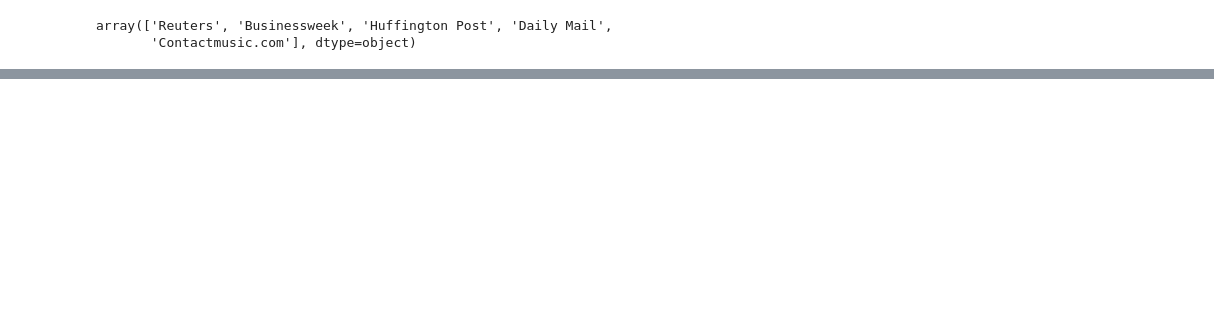
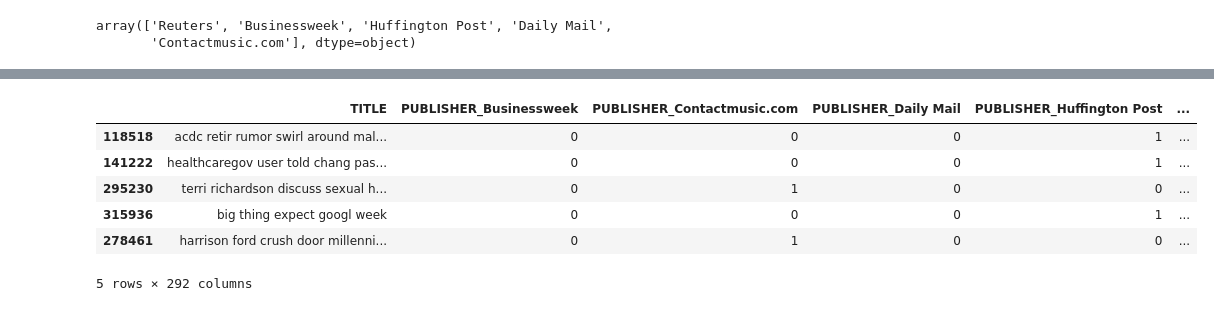
Before and after one commit to Ueeek/100Knock, a Jupyter notebook: Ch06 new/Chapter06.ipynb, the cells around one changed output, grey strips where cells are left out. Cells and saved outputs as stored; diff of their text form; code cells hidden in the pictures; blank space fills up the shorter version.

```diff
--- a/Ch06 new/Chapter06.ipynb
+++ b/Ch06 new/Chapter06.ipynb
@@ -105,0 +288,42 @@ train_target = train_data["CATEGORY"]
+# %%
+count = CountVectorizer()
+bag = count.fit_transform(train_feature["TITLE"])
+# %%
+# tfidfの設定
+tfidf = TfidfTransformer(use_idf=True, norm='l2', smooth_idf=True)
+# 小数点第4位まで表示する．
+np.set_printoptions(precision=4)
+cnt_voc = count.vocabulary_
+tfidf_array = np.array(tfidf.fit_transform(bag).toarray())
+
+# ベクトルと単語を対応づけるために必要な処理．
+vec = DictVectorizer()
+vec.fit_transform(cnt_voc).toarray()
+feature = vec.get_feature_names()
+# %%
+# tfidfの閾値の設定
+threshold = 0.7
+# ヒットした要素の数字を代入する．なぜか二つの配列で渡される．
+hairetsu = np.where(tfidf_array >= threshold)
+# np.uniqueで重複する値を削除する．
+# なぜかnp.whereだと二つの配列が返ってくるので，連結して一つにする．
+hit_word = np.unique(np.append(hairetsu[0], hairetsu[1]))
+
+# tfidfで計算された単語を出力する．
+key_word=[]
+for c in hit_word:
+    if len(feature)>c:
+        key_word.append(feature[c])
+# %%
+for w in key_word:
+    train_feature[w]=  train_feature['TITLE'].map(lambda x:1 if w in x.split(" ") else 0)
+# %%
+train_feature.head()
+# %% [output]
+|  | TITLE | PUBLISHER_Businessweek | PUBLISHER_Contactmusic.com | PUBLISHER_Daily Mail | PUBLISHER_Huffington Post | ... |
+| 118518 | acdc retir rumor swirl around mal... | 0 | 0 | 0 | 1 | ... |
+| 141222 | healthcaregov user told chang pas... | 0 | 0 | 0 | 1 | ... |
+| 295230 | terri richardson discuss sexual h... | 0 | 1 | 0 | 0 | ... |
+| 315936 | big thing expect googl week | 0 | 0 | 0 | 1 | ... |
+| 278461 | harrison ford crush door millenni... | 0 | 1 | 0 | 0 | ... |
+5 rows × 292 columns
```
Also changed, not shown: parts of 76 cells of this notebook, 2 other files.
